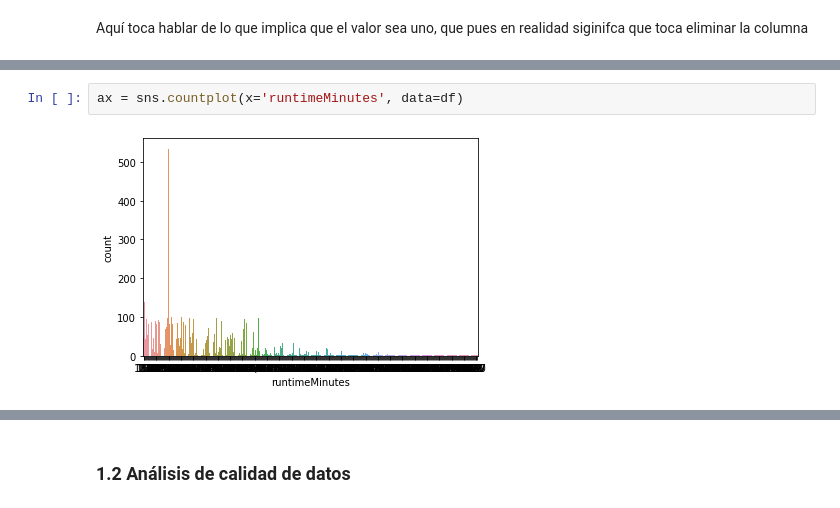
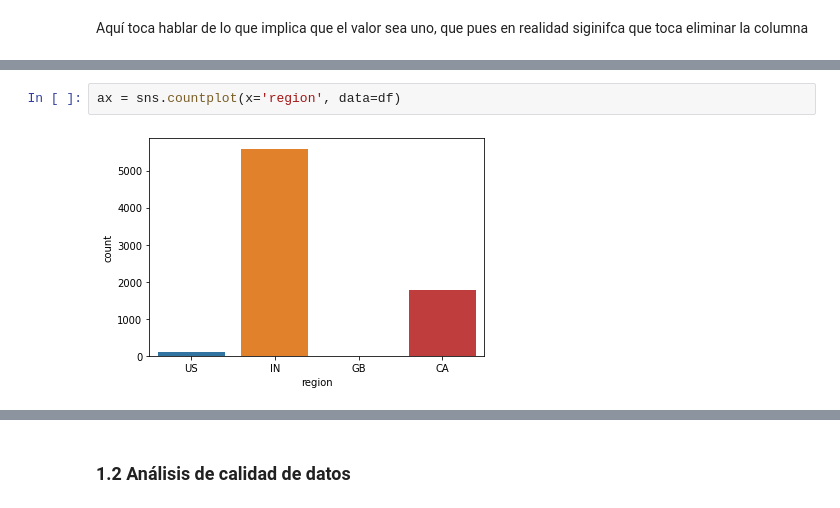
Before and after one commit to montejs3/Bi, a Jupyter notebook: LabBi/lab.ipynb, the cells around one changed output, grey strips where cells are left out. Cells and saved outputs as stored; diff of their text form.

```diff
--- a/LabBi/lab.ipynb
+++ b/LabBi/lab.ipynb
@@ -107,4 +127,4 @@ Aquí toca hablar de lo que implica que el valor sea uno, que pues en realidad s
 # %%
-ax = sns.countplot(x='runtimeMinutes', data=df)
+ax = sns.countplot(x='region', data=df)
 # %% [output]
-[figure, old version]
+[figure, new version]
```
Also changed, not shown: parts of 14 cells of this notebook.
